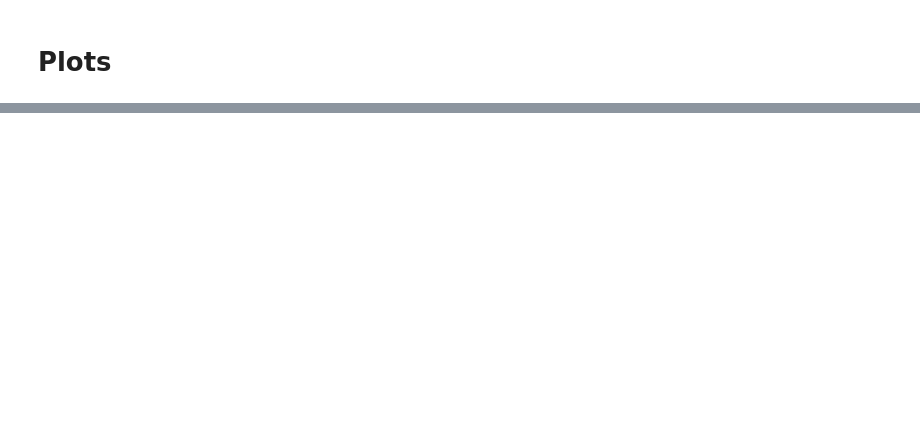
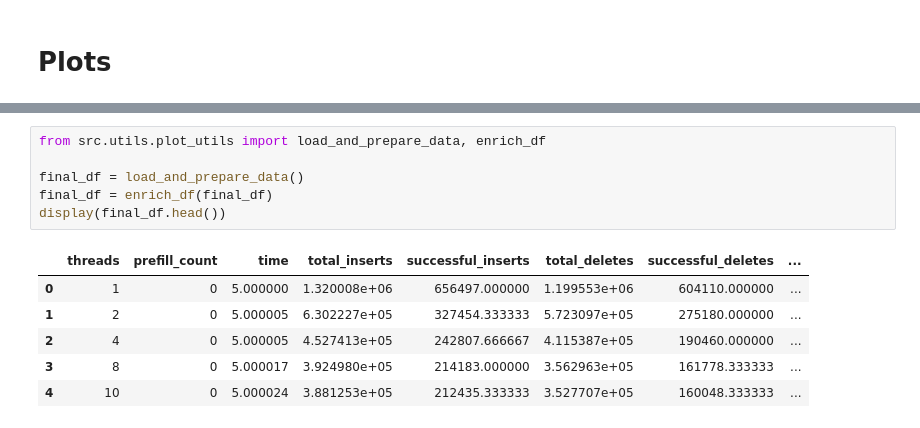
Before and after one commit to mkleinegger/concurrent-skip-list, a Jupyter notebook: plots.ipynb, the cells around one changed output, grey strips where cells are left out. Drawn from its saved outputs; the diff is of its cells as text; blank space fills up the shorter version.

```diff
--- a/plots.ipynb
+++ b/plots.ipynb
@@ -533,0 +12,13 @@ plot_faceted_histogram_by_op_mix(df)
+# %%
+from src.utils.plot_utils import load_and_prepare_data, enrich_df
+
+final_df = load_and_prepare_data()
+final_df = enrich_df(final_df)
+display(final_df.head())
+# %% [output]
+|  | threads | prefill_count | time | total_inserts | successful_inserts | total_deletes | successful_deletes | ... |
+| 0 | 1 | 0 | 5.000000 | 1.320008e+06 | 656497.000000 | 1.199553e+06 | 604110.000000 | ... |
+| 1 | 2 | 0 | 5.000005 | 6.302227e+05 | 327454.333333 | 5.723097e+05 | 275180.000000 | ... |
+| 2 | 4 | 0 | 5.000005 | 4.527413e+05 | 242807.666667 | 4.115387e+05 | 190460.000000 | ... |
+| 3 | 8 | 0 | 5.000017 | 3.924980e+05 | 214183.000000 | 3.562963e+05 | 161778.333333 | ... |
+| 4 | 10 | 0 | 5.000024 | 3.881253e+05 | 212435.333333 | 3.527707e+05 | 160048.333333 | ... |
```
Also changed, not shown: parts of 12 cells of this notebook, 1 other file.
